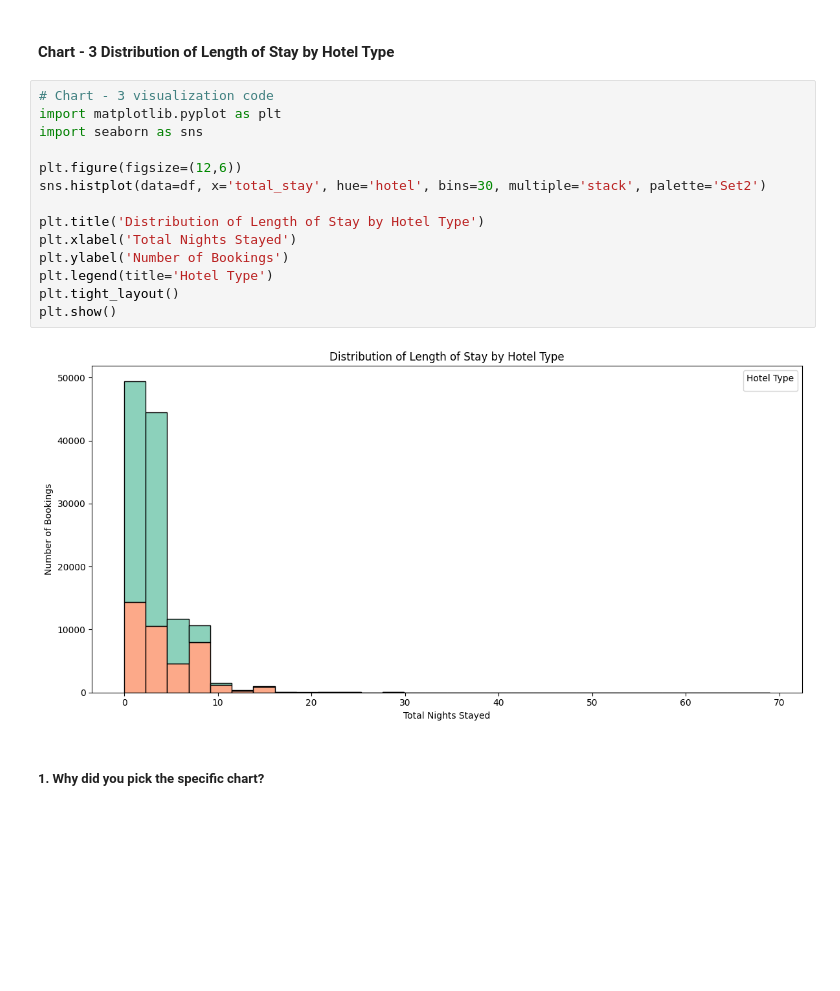
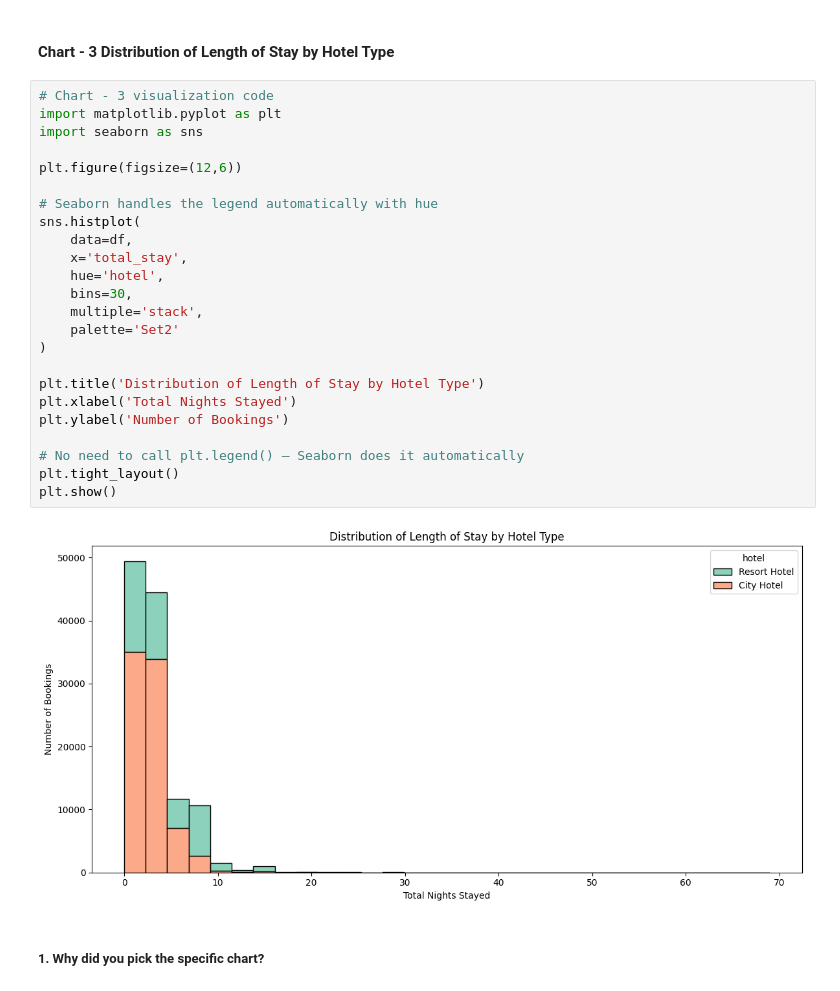
Before and after one commit to Aanya05gautam/Hotel-Booking-EDA, a Jupyter notebook: Hotel_Booking_EDA_Capstone_Project_.ipynb, the cells around one changed output. Saved outputs shown, nothing was run; the diff lists cells and outputs as text; blank space fills up the shorter version.

```diff
--- a/Hotel_Booking_EDA_Capstone_Project_.ipynb
+++ b/Hotel_Booking_EDA_Capstone_Project_.ipynb
@@ -661,19 +659,29 @@ Yes — suggests using stricter policies or deposits for early bookers.
 # %%
 # Chart - 3 visualization code
 import matplotlib.pyplot as plt
 import seaborn as sns
 
 plt.figure(figsize=(12,6))
-sns.histplot(data=df, x='total_stay', hue='hotel', bins=30, multiple='stack', palette='Set2')
+
+# Seaborn handles the legend automatically with hue
+sns.histplot(
+    data=df,
+    x='total_stay',
+    hue='hotel',
+    bins=30,
+    multiple='stack',
+    palette='Set2'
+)
 
 plt.title('Distribution of Length of Stay by Hotel Type')
 plt.xlabel('Total Nights Stayed')
 plt.ylabel('Number of Bookings')
-plt.legend(title='Hotel Type')
+
+# No need to call plt.legend() — Seaborn does it automatically
 plt.tight_layout()
 plt.show()
 # %% [output]
-[figure, old version]
+[figure, new version]
 # %% [markdown]
 ##### 1. Why did you pick the specific chart?
 # %% [markdown]
```
Also changed, not shown: parts of 5 cells of this notebook.
